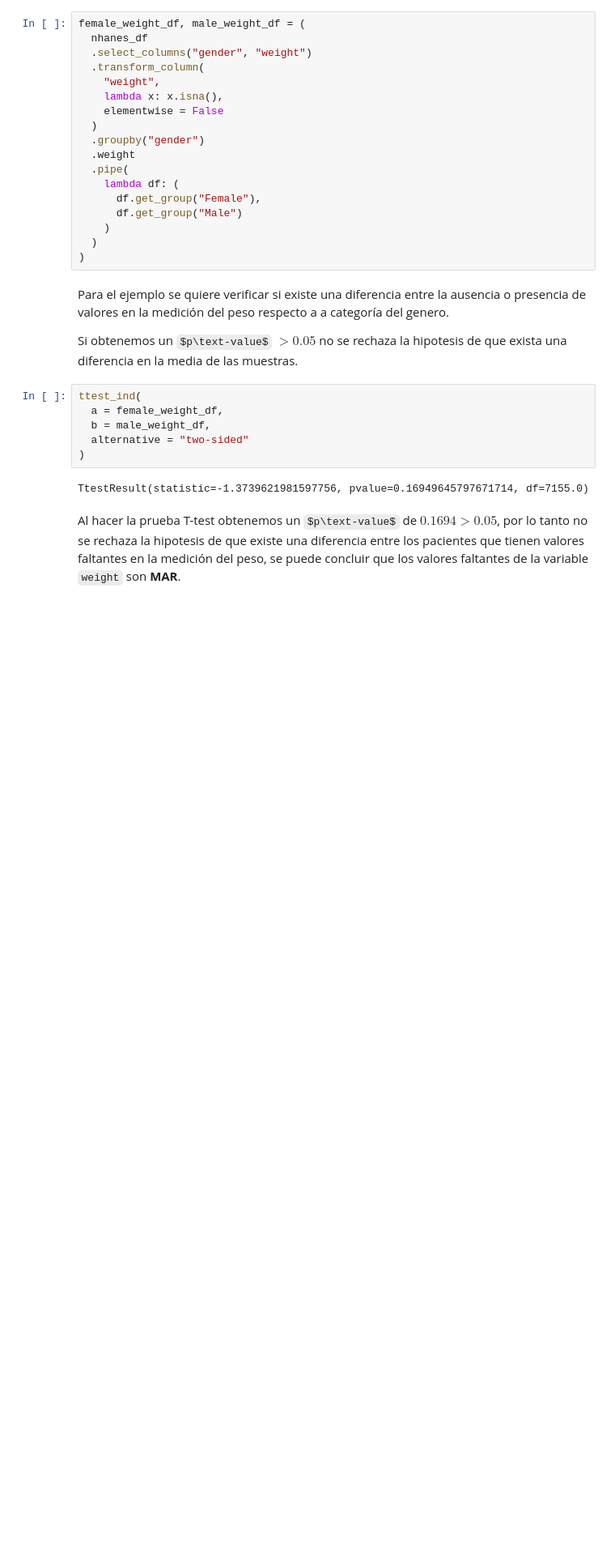
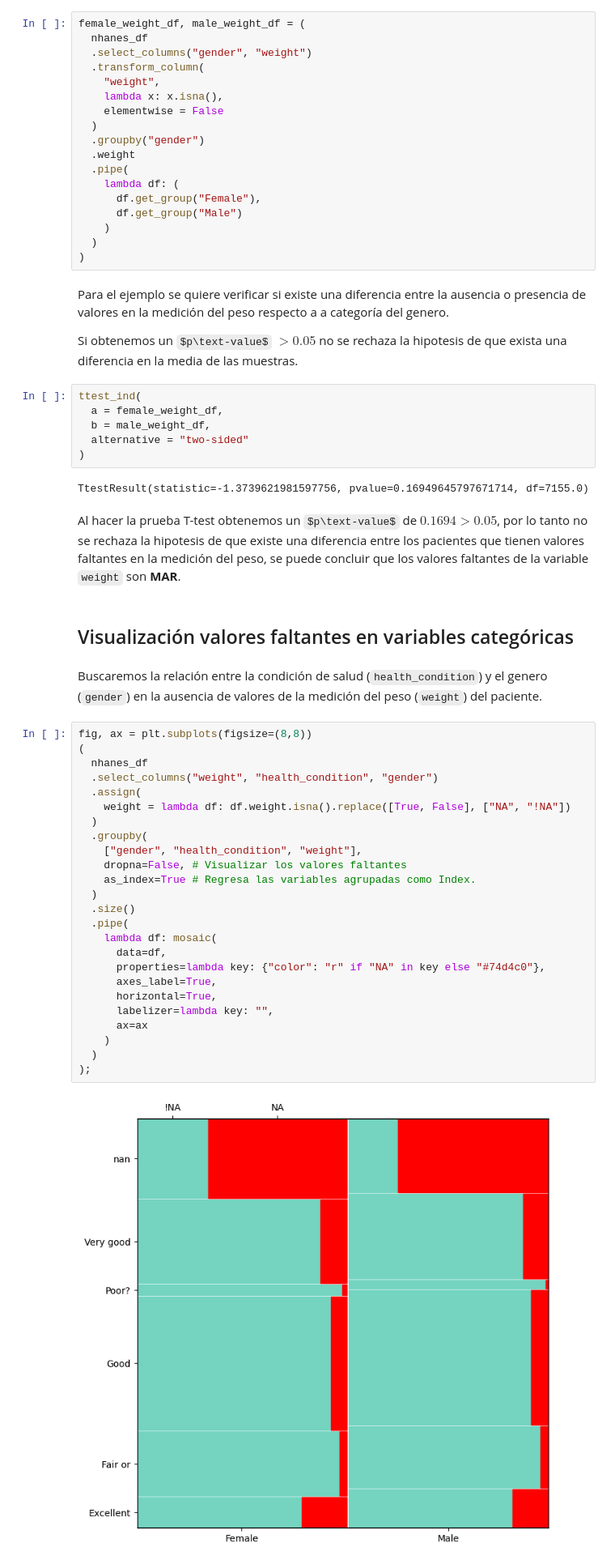
Before and after one commit to pahoalapizco/exploration_missing_values, a Jupyter notebook: notebooks/2.2-Imputation_missing_values-analysis.ipynb, the cells around one changed output. Shown at 81% size. Saved outputs shown, nothing was run; the diff lists cells and outputs as text; some formulas as TeX source; blank space fills up the shorter version.

Commit message:
:sparkles: Imputation: visualized categorical missing values

```diff
--- a/notebooks/2.2-Imputation_missing_values-analysis.ipynb
+++ b/notebooks/2.2-Imputation_missing_values-analysis.ipynb
@@ -69,3 +71,34 @@ ttest_ind(
 TtestResult(statistic=-1.3739621981597756, pvalue=0.16949645797671714, df=7155.0)
 # %% [markdown]
 Al hacer la prueba T-test obtenemos un $p\text-value$ de $0.1694 > 0.05$, por lo tanto no se rechaza la hipotesis de que existe una diferencia entre los pacientes que tienen valores faltantes en la medición del peso, se puede concluir que los valores faltantes de la variable `weight` son **MAR**.
+# %% [markdown]
+## Visualización valores faltantes en variables categóricas
+# %% [markdown]
+Buscaremos la relación entre la condición de salud (`health_condition`) y el genero (`gender`) en la ausencia de valores de la medición del peso (`weight`) del paciente.
+# %%
+fig, ax = plt.subplots(figsize=(8,8))
+(
+  nhanes_df
+  .select_columns("weight", "health_condition", "gender")
+  .assign(
+    weight = lambda df: df.weight.isna().replace([True, False], ["NA", "!NA"])
+  )
+  .groupby(
+    ["gender", "health_condition", "weight"],
+    dropna=False, # Visualizar los valores faltantes
+    as_index=True # Regresa las variables agrupadas como Index.
+  )
+  .size()
+  .pipe(
+    lambda df: mosaic(
+      data=df,
+      properties=lambda key: {"color": "r" if "NA" in key else "#74d4c0"},
+      axes_label=True,
+      horizontal=True,
+      labelizer=lambda key: "",
+      ax=ax
+    )
+  )
+);
+# %% [output]
+[figure, added]
```
Also changed, not shown: parts of 3 cells of this notebook.
